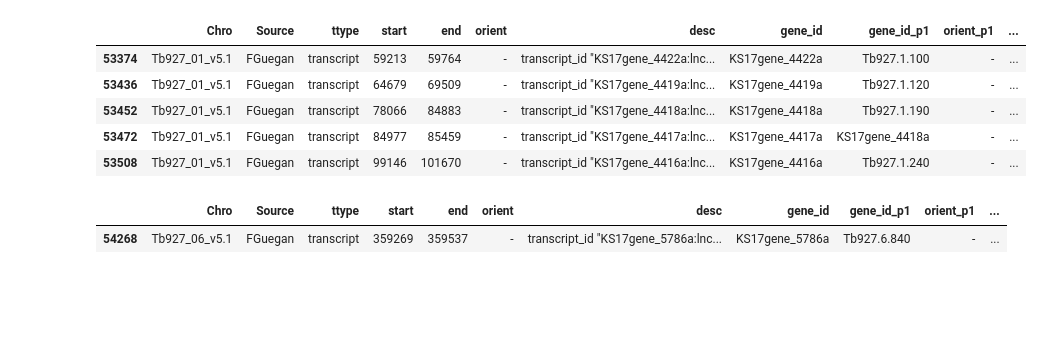
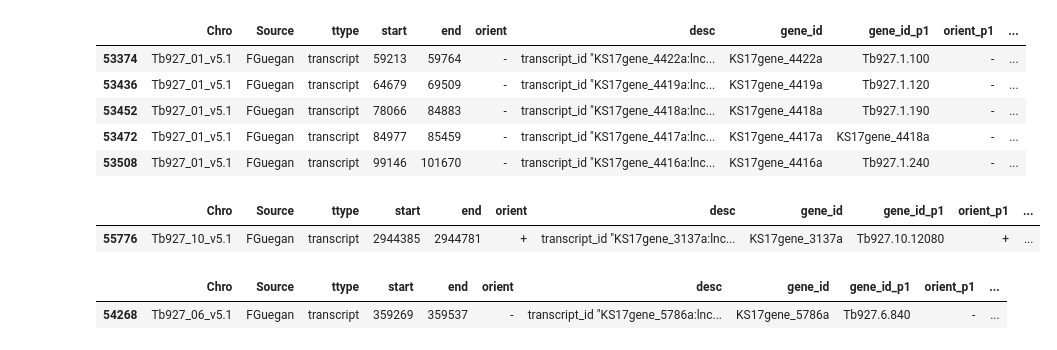
Before and after one commit to mtinti/polysome, a Jupyter notebook: Figures_Paper_def.ipynb, the cells around one changed output. Cells and saved outputs as stored; diff of their text form; code cells hidden in the pictures; blank space fills up the shorter version.

```diff
--- a/Figures_Paper_def.ipynb
+++ b/Figures_Paper_def.ipynb
@@ -1598,7 +1598,7 @@ temp_lnc.head()
 | 53352 | Tb927_10_v5.1 | FGuegan | transcript | 67290 | 68558 | . | + | . | transcript_id "KS17gene_2590a:lnc... |
 # %%
 chr_list = ['Tb927_0{}_v5.1'.format(n) for n in range(1,10)]
-chr_list+= ['Tb927_1{}_v5.1'.format(n) for n in range(1,2)]
+chr_list+= ['Tb927_1{}_v5.1'.format(n) for n in range(0,2)]
 # %%
 merge = pd.concat([temp_cds,temp_lnc])
 merge.columns = ['Chro','Source','ttype','start','end','f1','orient','f2','desc']
@@ -1672,3 +1674,8 @@ merge.head()
+# %%
+merge[merge.gene_id=='KS17gene_3137a']
+# %% [output]
+|  | Chro | Source | ttype | start | end | orient | desc | gene_id | gene_id_p1 | orient_p1 | ... |
+| 55776 | Tb927_10_v5.1 | FGuegan | transcript | 2944385 | 2944781 | + | transcript_id "KS17gene_3137a:lnc... | KS17gene_3137a | Tb927.10.12080 | + | ... |
 # %%
 merge[merge.gene_id=='KS17gene_5786a'] # - gene_id_m1
 # %% [output]
```
Also changed, not shown: parts of 6 cells of this notebook, 1 other file.
